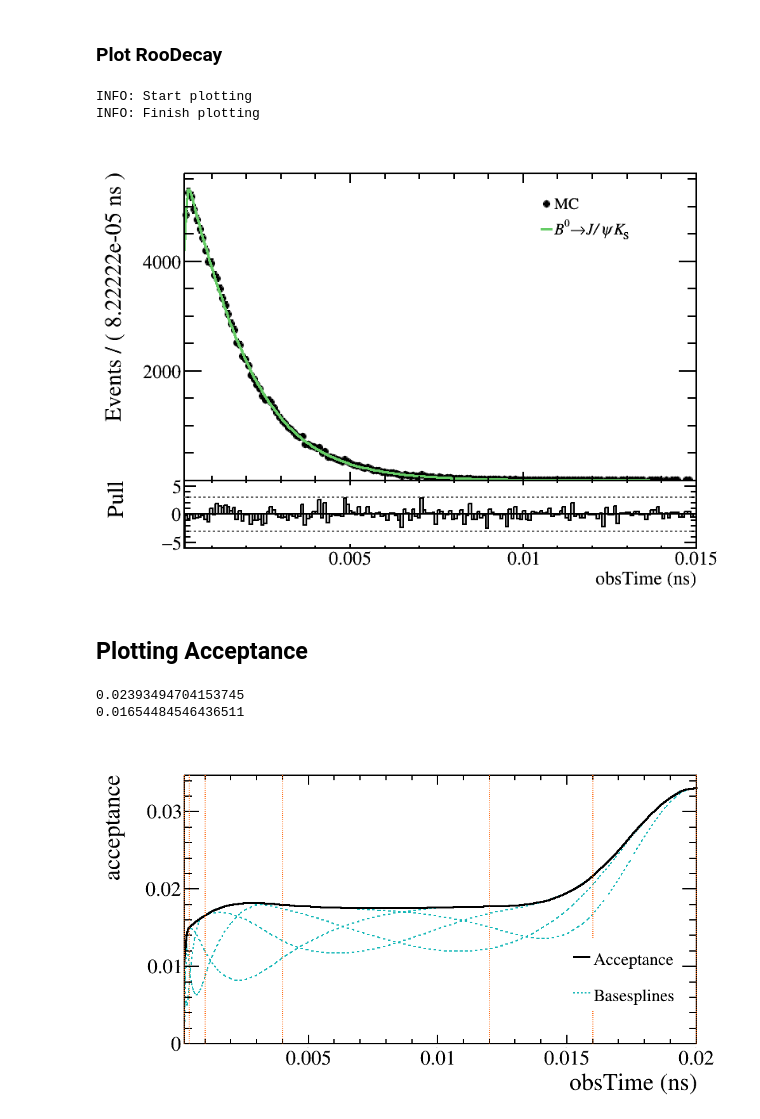
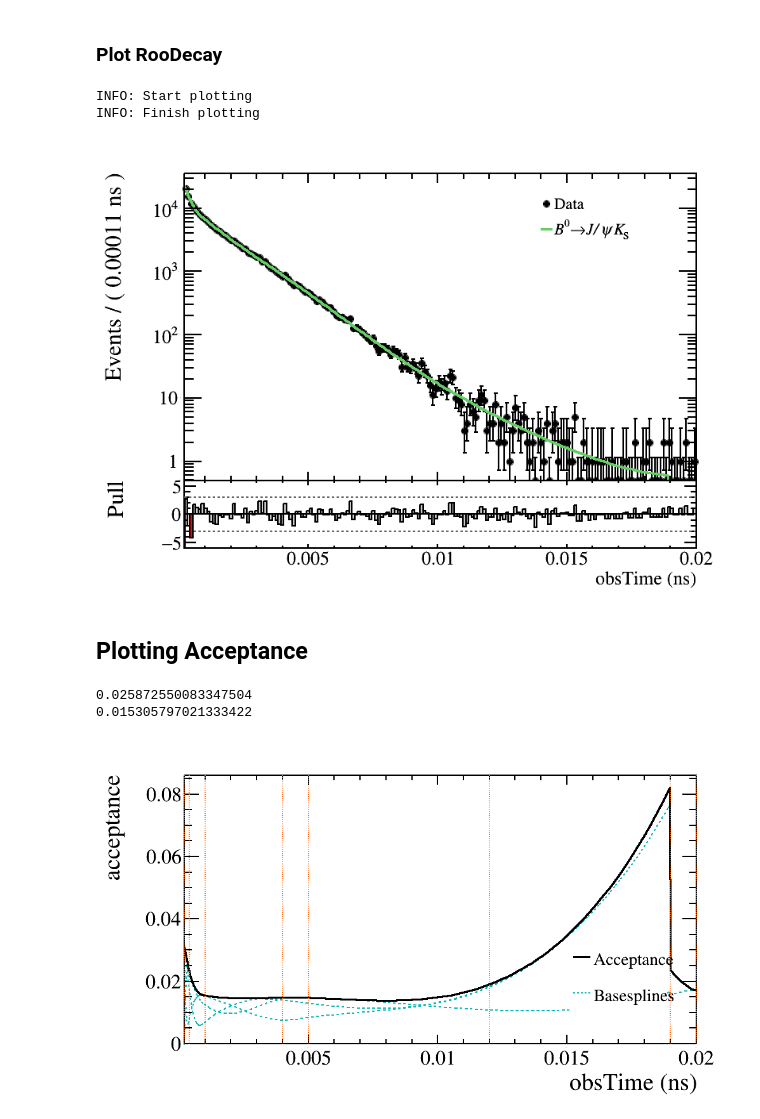
Before and after one commit to chasenberg/Masterthesis, a Jupyter notebook: notebooks/decaytime_studies/acceptance_JpsiKS_data.ipynb, the cells around one changed output. Drawn from its saved outputs; the diff is of its cells as text; code cells hidden in the pictures.

```diff
--- a/notebooks/decaytime_studies/acceptance_JpsiKS_data.ipynb
+++ b/notebooks/decaytime_studies/acceptance_JpsiKS_data.ipynb
@@ -44,8 +47,8 @@ from dopy.doplot.selection import add_log_to_dataframe, add_max_to_dataframe, ad
 # %%
-dataset_dir = '/fhgfs/users/chasenberg/mc/2015_2016_merged/jpsimumuks'
+dataset_dir = '/fhgfs/users/chasenberg/data/2015_2016_merged/jpsimumuks'
 
 #new dataset
-dataset_file_name= 'random_sample.root'
+dataset_file_name= 'Bd2JpsiKS_final.root'
 dataset_tree_name = 'Bd2JpsiKS'
 dataset_file_name = os.path.join(dataset_dir, dataset_file_name)
 # %%
@@ -57,7 +60,9 @@ ROOT.SetOwnership(dataset_tree, False)
 # %%
 obsTime     = RooRealVar('B0_FitPVConst_tau_flat', 'obsTime', 0,0.0002, 0.02, 'ns')
 obsTimeErr = RooRealVar("B0_FitPVConst_tauErr_flat", "obsTimeErr", 0,-0.001,0.001, "ns")
-Delta_Tau = RooRealVar("Delta_Tau", "Delta_Tau", 0,-0.001,0.001, "ns")
+idxPV = RooRealVar("idxPV", "Best PV", 0.,0., 0., "")
+#B0_FitPVConst_MinIPCHI2anyPV_flat = RooRealVar("B0_FitPVConst_MinIPCHI2anyPV_flat", "B0_FitPVConst_MinIPCHI2anyPV_flat", 15,100000000000000)
+
 ROOT.SetOwnership(obsTime, False)
 ROOT.SetOwnership(obsTimeErr, False)
 
@@ -66,7 +71,7 @@ ROOT.SetOwnership(obsTimeErr, False)
 data = ROOT.TFile(dataset_file_name)
 tree_data = data.Get('Bd2JpsiKS')
 tree_data.GetEntries()
-ntupleVarSet =  RooArgSet(obsTime,obsTimeErr)#,Delta_Tau)
+ntupleVarSet =  RooArgSet(obsTime,obsTimeErr,idxPV)#,Delta_Tau)
 data = RooDataSet('data','data',tree_data,ntupleVarSet)
 ROOT.SetOwnership(data,False)
 
@@ -96,16 +101,16 @@ from ROOT import RooCubicSplineFun
 from ROOT import RooResolutionModel
 # %%
 from ROOT import std
-knots = std.vector("double")(7)
+knots = std.vector("double")(8)
 knots[0]=(obsTime.getMin()) # 0.0
 knots[1]=(0.0004)
 #knots[2]=(0.0006)
 knots[2]=(0.001)
 knots[3]=(0.004)
-#knots[4]=(0.005)
-knots[4]=(0.012)
-knots[5]=(0.016)
-knots[6]=(obsTime.getMax()) # 18.0
+knots[4]=(0.005)
+knots[5]=(0.019)
+knots[6]=(0.012)
+knots[7]=(obsTime.getMax()) # 18.0
 # %%
 print(obsTime.getMin(),obsTime.getMax(),len(knots))
 # %% [output]
@@ -119,7 +124,7 @@ ROOT.SetOwnership(knotlist, False)
 for i in range(0,len(knots)+1): # len(knots)+2
     binname = "parTimeAccCSpline" + str(i)
     bintitle = "h_{" + str(i) + "}"
-    var = RooRealVar(binname, bintitle,0.1*i,2)
+    var = RooRealVar(binname, bintitle,0.1*i,3)
     print(var.getVal())
     #print(str(var.GetName()))
     ROOT.SetOwnership(var, False)
@@ -373,38 +368,38 @@ from ROOT import TColor
 from root_utils.lhcb_style import set_lhcb_style # Set basic LHCb plot style
 set_lhcb_style()
 
 decay_set  = ROOT.RooArgSet(pdfDecayTime.getComponents().find('pdfDecayTime'))
 ROOT.SetOwnership(decay_set, False)
 
 # Prepare frame
 canvas = TCanvas('canvas', 'canvas', 1000, 600)
 ROOT.SetOwnership(canvas, False)
 
-plot_frame = obsTime.frame(ROOT.RooFit.Range(0.0002, 0.015), ROOT.RooFit.Bins(180))
+plot_frame = obsTime.frame(ROOT.RooFit.Range(0.0002, 0.02), ROOT.RooFit.Bins(180))
 ROOT.SetOwnership(plot_frame, False)
 
 data.plotOn(plot_frame, ROOT.RooFit.Name('data'))
 pdfDecayTime.plotOn(plot_frame, RooFit.ProjWData(RooArgSet(obsTimeErr), data, True), RooFit.LineColor(410), ROOT.RooFit.Name('decay_fit'))
 
 ### Add additional informations to the plot
 text_size = 0.05
 # Create TLegend
 legend = ROOT.TLegend(0.7, 0.7, 0.80, 0.85)
 #legend = ROOT.TLegend(0.7, 0.30, 0.80, 0.5)
 ROOT.SetOwnership(plot_frame, False)
-legend.AddEntry(plot_frame.findObject('data'), 'MC', 'p')
+legend.AddEntry(plot_frame.findObject('data'), 'Data', 'p')
 legend.AddEntry(plot_frame.findObject('decay_fit'), '#it{B}^{0}#rightarrow#it{J/#psi}#it{K}_{#kern[-0.3]{S}}', 'l')
 legend.SetTextSize(text_size)
 
 # Plot pulls
-plotname = 'plot_large_range_log'
-can, _ = plot_pulls(plotname, plot_frame, drawables=[legend], save_path= subdir + '/plots/')#, logy=True)#, logy=True
+plotname = 'decay_time_mc'
+can, _ = plot_pulls(plotname, plot_frame, drawables=[legend], save_path= subdir + '/plots/', logy=True)#, logy=True
 print('INFO: Finish plotting', flush=True)
 can
 # %% [output]
 INFO: Start plotting
 INFO: Finish plotting
-[figure, old version]
+[figure, new version]
 # %% [markdown]
 ## Plotting Acceptance
 # %%
@@ -451,8 +446,8 @@ scale_bin = (time_max-time_min)/nbins
 scale = (1/acc_int.getVal())*scale_bin
 print(scale)
 # %% [output]
-0.02393494704153745
-0.01654484546436511
+0.025872550083347504
+0.015305797021333422
 # %%
 from ROOT import TLine
 from ROOT import TLegend
@@ -502,6 +497,6 @@ legend.Draw()
 canvas_scaled.SaveAs('/home/chasenberg/plots/acceptance/acceptance_mc.pdf')
 canvas_scaled
 # %% [output]
-[figure, old version]
+[figure, new version]
 # %%
 canvas_scaled.SaveAs(subdir + '/plots/'+'acceptance.pdf')
```
Also changed, not shown: parts of 6 cells of this notebook.
